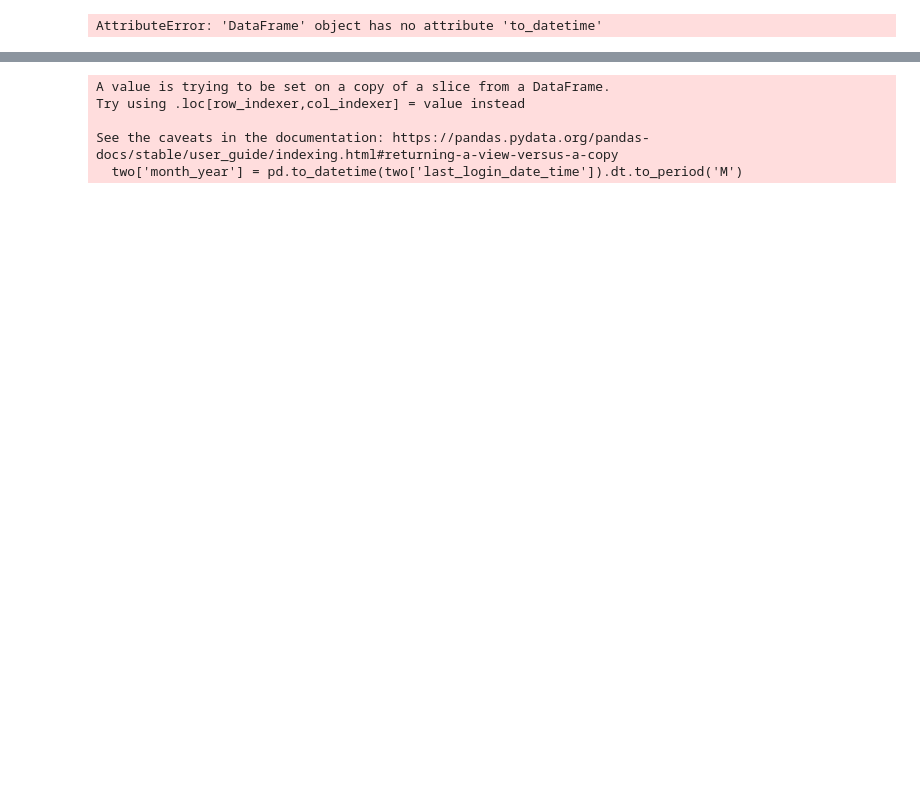
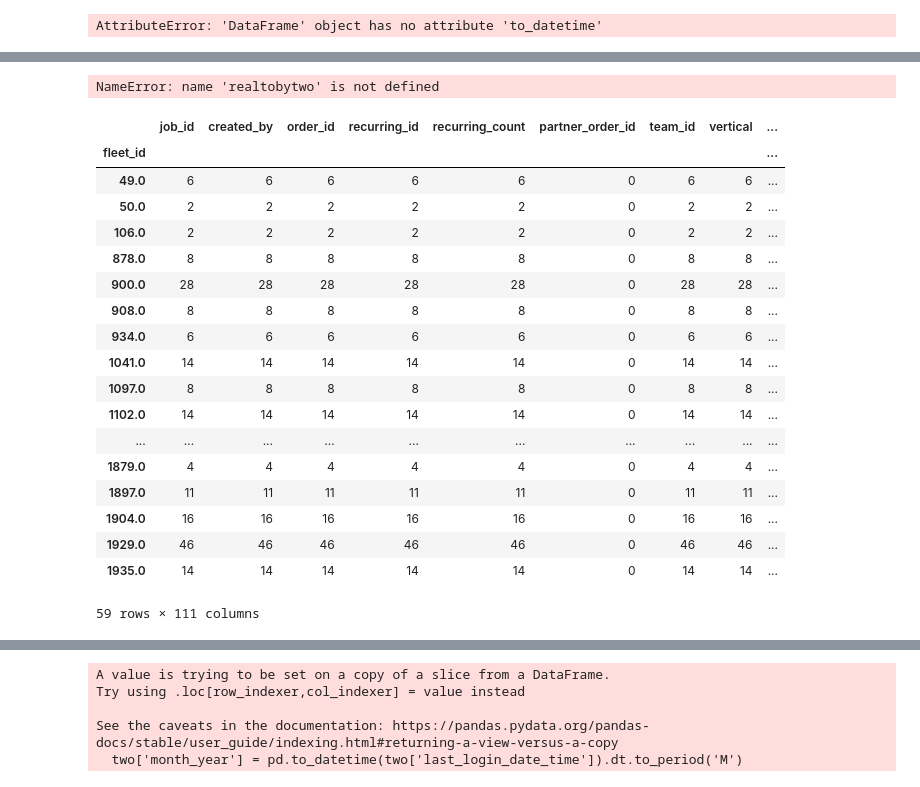
Before and after one commit to Polymath1990/Repos, a Jupyter notebook: Kwik nalysis.ipynb, the cells around one changed output, grey strips where cells are left out. Drawn from its saved outputs; the diff is of its cells as text; code cells hidden in the pictures; blank space fills up the shorter version.

```diff
--- a/Kwik nalysis.ipynb
+++ b/Kwik nalysis.ipynb
@@ -66,0 +69,2 @@ kcust["creation_hour"] = kcust["creation_datetime"].dt.hour
+# %%
+tobie['day_year'] = pd.to_datetime(tobie['job_time']).dt.to_period('D')
@@ -66,0 +73,2 @@ kcust["creation_hour"] = kcust["creation_datetime"].dt.hour
+# %%
+tobie["job_hour"] = pd.to_datetime(tobie["job_time"]).dt.hour
@@ -66,0 +138,2 @@ kcust["creation_hour"] = kcust["creation_datetime"].dt.hour
+# %%
+tobiridertwo = tobie[tobie['day_year'] == "2020-12-16"]
@@ -66,0 +211,28 @@ kcust["creation_hour"] = kcust["creation_datetime"].dt.hour
+# %%
+realtobytwo = tobiridertwo.groupby('fleet_id').count()
+# %%
+realtobytwo
+# %% [output]
+NameError: name 'realtobytwo' is not defined
+# %%
+realtobytwo
+# %% [output]
+|  | job_id | created_by | order_id | recurring_id | recurring_count | partner_order_id | team_id | vertical | ... |
+| fleet_id |  |  |  |  |  |  |  |  | ... |
+| 49.0 | 6 | 6 | 6 | 6 | 6 | 0 | 6 | 6 | ... |
+| 50.0 | 2 | 2 | 2 | 2 | 2 | 0 | 2 | 2 | ... |
+| 106.0 | 2 | 2 | 2 | 2 | 2 | 0 | 2 | 2 | ... |
+| 878.0 | 8 | 8 | 8 | 8 | 8 | 0 | 8 | 8 | ... |
+| 900.0 | 28 | 28 | 28 | 28 | 28 | 0 | 28 | 28 | ... |
+| 908.0 | 8 | 8 | 8 | 8 | 8 | 0 | 8 | 8 | ... |
+| 934.0 | 6 | 6 | 6 | 6 | 6 | 0 | 6 | 6 | ... |
+| 1041.0 | 14 | 14 | 14 | 14 | 14 | 0 | 14 | 14 | ... |
+| 1097.0 | 8 | 8 | 8 | 8 | 8 | 0 | 8 | 8 | ... |
+| 1102.0 | 14 | 14 | 14 | 14 | 14 | 0 | 14 | 14 | ... |
+| ... | ... | ... | ... | ... | ... | ... | ... | ... | ... |
+| 1879.0 | 4 | 4 | 4 | 4 | 4 | 0 | 4 | 4 | ... |
+| 1897.0 | 11 | 11 | 11 | 11 | 11 | 0 | 11 | 11 | ... |
+| 1904.0 | 16 | 16 | 16 | 16 | 16 | 0 | 16 | 16 | ... |
+| 1929.0 | 46 | 46 | 46 | 46 | 46 | 0 | 46 | 46 | ... |
+| 1935.0 | 14 | 14 | 14 | 14 | 14 | 0 | 14 | 14 | ... |
+59 rows × 111 columns
```
Also changed, not shown: parts of 45 cells of this notebook.
